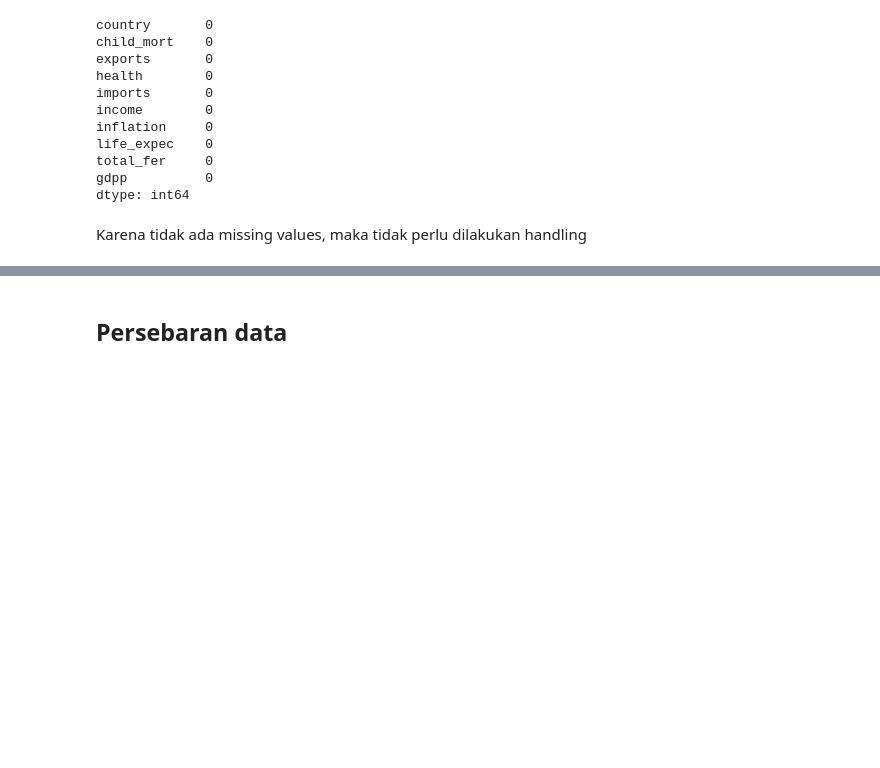
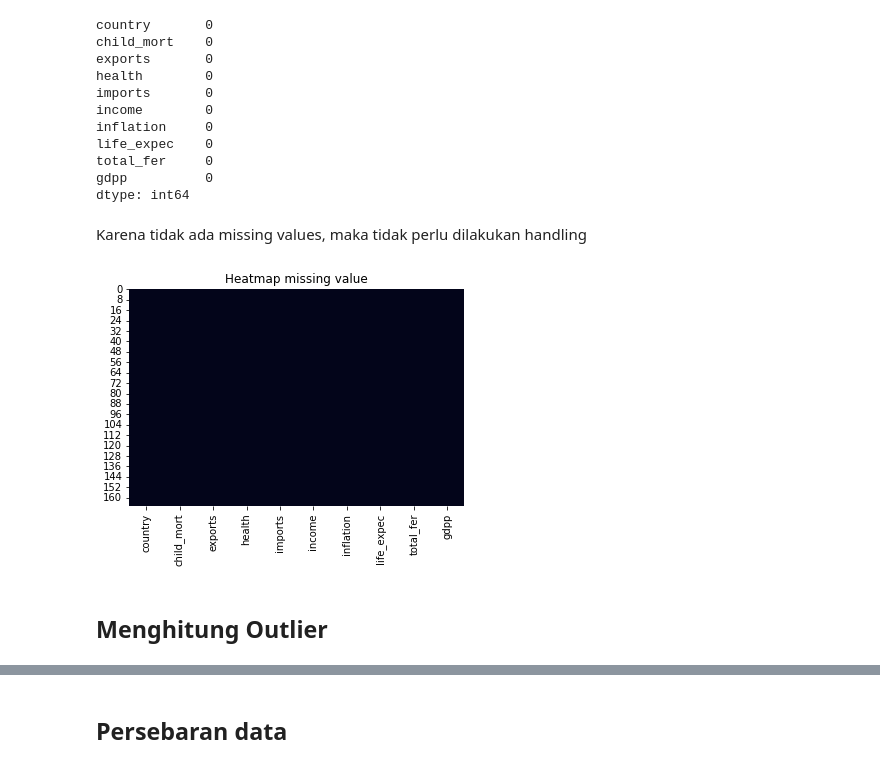
Before and after one commit to khalilullahalfaath/case_based_2_ML, a Jupyter notebook: Copy_of_Case_Based_2_ML_1301204376.ipynb, the cells around one changed output, grey strips where cells are left out. Saved outputs shown, nothing was run; the diff lists cells and outputs as text; code cells hidden in the pictures; blank space fills up the shorter version.

```diff
--- a/Copy_of_Case_Based_2_ML_1301204376.ipynb
+++ b/Copy_of_Case_Based_2_ML_1301204376.ipynb
@@ -168,3 +176,11 @@ gdpp          0
 dtype: int64
 # %% [markdown]
 Karena tidak ada missing values, maka tidak perlu dilakukan handling
+# %%
+sns.heatmap(df.isnull(),cbar=False)
+plt.title("Heatmap missing value")
+plt.show()
+# %% [output]
+[figure, added]
+# %% [markdown]
+## Menghitung Outlier
```
Also changed, not shown: parts of 16 cells of this notebook.
